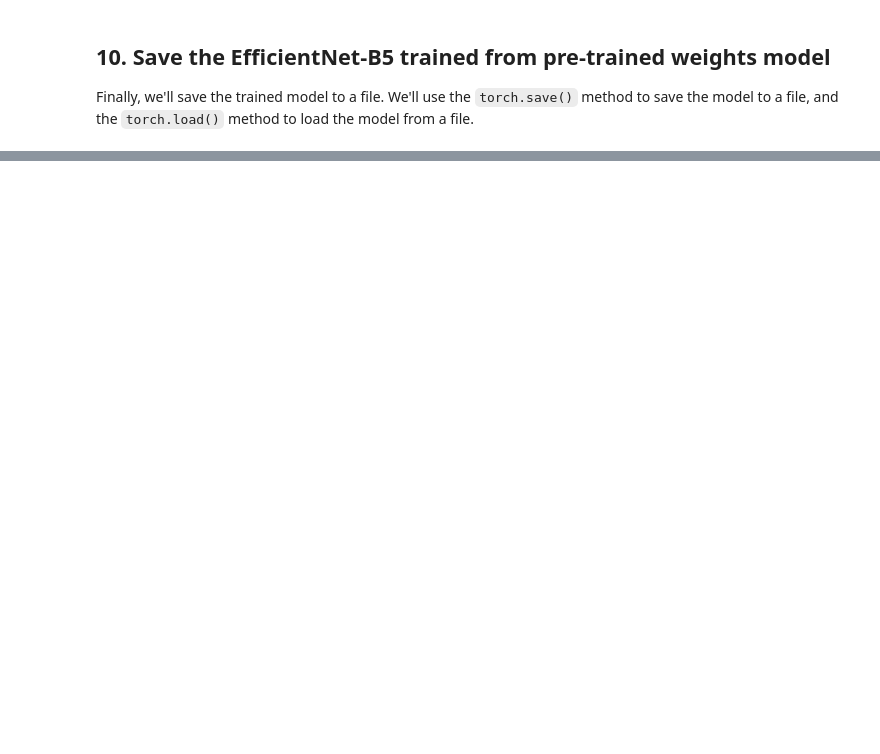
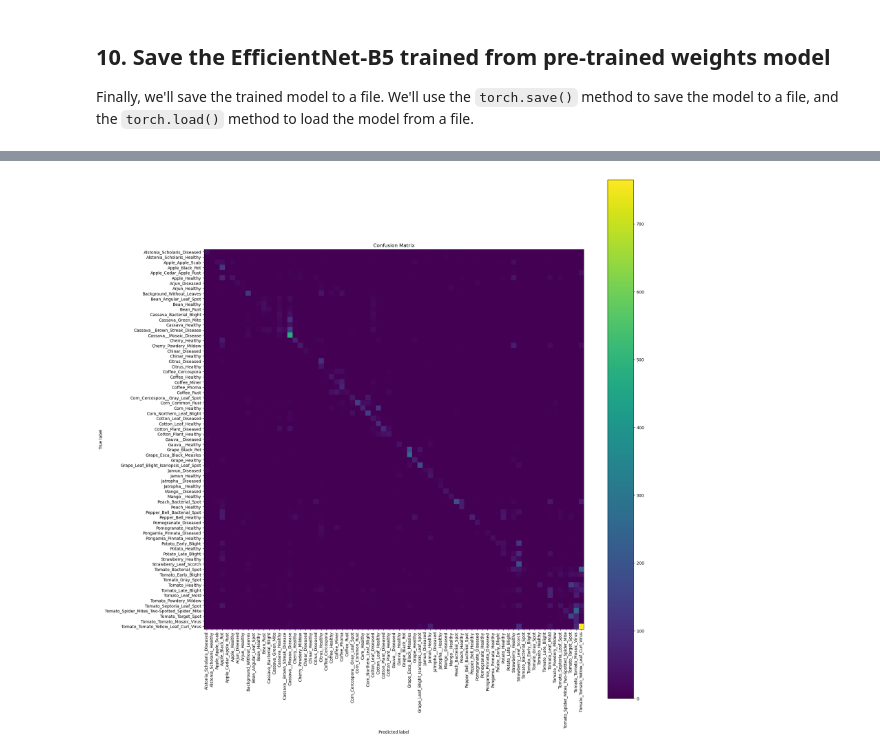
Before and after one commit to PracticumAI/transfer_learning, a Jupyter notebook: 01_transfer_learning_fine_tuning.ipynb, the cells around one changed output, grey strips where cells are left out. Drawn from its saved outputs; the diff is of its cells as text; code cells hidden in the pictures; blank space fills up the shorter version.

```diff
--- a/01_transfer_learning_fine_tuning.ipynb
+++ b/01_transfer_learning_fine_tuning.ipynb
@@ -249,9 +342,13 @@ batch_size = 32
 data_transforms = {
     "train": transforms.Compose(
         [
-            # FIX_ME: Add the transforms for the training data.
-            #        Include data augmentation as appropriate.
-            #        Note that the augmentation should not be applied to validation and test sets.
+            transforms.Resize((224, 224)),
+            transforms.RandomHorizontalFlip(p=0.5),  # Randomly flip images horizontally
+            transforms.RandomRotation(degrees=10),  # Randomly rotate images by up to 10 degrees
+            transforms.RandomResizedCrop(size=224, scale=(0.8, 1.0)),  # Randomly crop and resize
+            transforms.ColorJitter(brightness=0.2, contrast=0.2, saturation=0.2, hue=0.1),  # Random color jitter
+            transforms.ToTensor(),
+            transforms.Normalize([0.485, 0.456, 0.406], [0.229, 0.224, 0.225]),
         ]
     ),
     "val": transforms.Compose(
@@ -463,0 +699,42 @@ torch.save(effNet_pretrain_wt.state_dict(), "models/effNet_pretrain_wt.pt")
+# %%
+# Plot a confusion matrix using the test set
+
+def plot_confusion_matrix(model, dataloader, class_names):
+    '''Plot a confusion matrix for the model predictions.'''
+    model.eval()  # Set the model to evaluation mode
+    all_preds = []
+    all_labels = []
+
+    # Iterate through the test set and make predictions
+    with torch.no_grad():
+        for images, labels in dataloader:
+            images = images.to(device)
+            labels = labels.to(device)
+            outputs = model(images)
+            _, preds = torch.max(outputs, 1)
+            all_preds.extend(preds.cpu().numpy())
+            all_labels.extend(labels.cpu().numpy())
+    # Convert to numpy arrays
+    all_preds = np.array(all_preds)
+    all_labels = np.array(all_labels)
+
+    # Create confusion matrix
+    cm = confusion_matrix(all_labels, all_preds)
+    # Plot confusion matrix
+    plt.figure(figsize=(20, 20))
+    plt.imshow(cm, interpolation='nearest', cmap='viridis')
+    plt.title("Confusion Matrix")
+    plt.colorbar()
+    tick_marks = np.arange(len(class_names))
+    plt.xticks(tick_marks, class_names, rotation=90)
+    plt.yticks(tick_marks, class_names)
+    plt.ylabel("True label")
+    plt.xlabel("Predicted label")
+    plt.tight_layout()
+    plt.show()
+
+
+# Plot confusion matrix for the random weights EfficientNet-B5 model
+plot_confusion_matrix(effNet_random_wt, dataloaders["test"], class_names)
+# %% [output]
+[figure, added]
```
Also changed, not shown: parts of 17 cells of this notebook.
